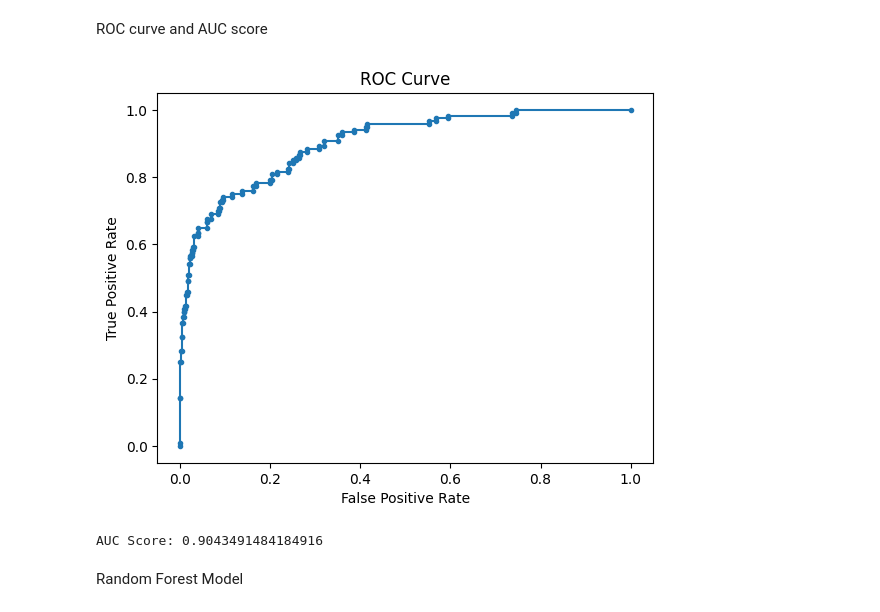
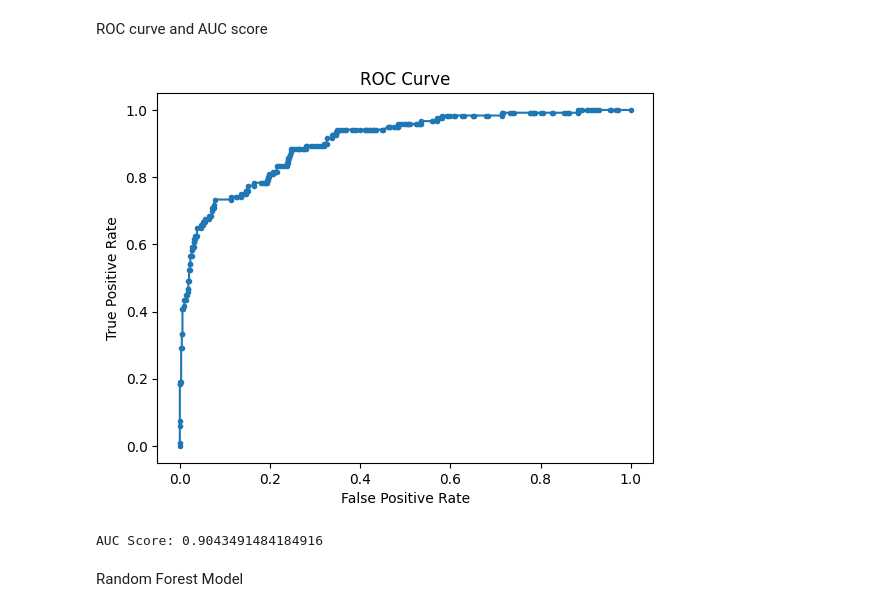
Before and after one commit to ahmedfouad00-coder/breast-cancer-survival-prediction, a Jupyter notebook: breast cancer.ipynb, the cells around one changed output. Drawn from its saved outputs; the diff is of its cells as text; code cells hidden in the pictures.

```diff
--- a/breast cancer.ipynb
+++ b/breast cancer.ipynb
@@ -212,18 +210,18 @@ weighted avg       0.88      0.84      0.85       805
 ROC curve and AUC score
 # %%
 y_proba_xgb = XGB.predict_proba(x_test)[:, 1]
-fpr, tpr, _ = roc_curve(y_test, y_prob)
+fpr, tpr, _ = roc_curve(y_test, y_proba_xgb)
 plt.plot(fpr, tpr, marker='.')
 plt.xlabel('False Positive Rate')
 plt.ylabel('True Positive Rate')
 plt.title('ROC Curve')
 plt.show()
 
 # AUC Score
 auc_score = roc_auc_score(y_test, y_proba_xgb)
 print(f"AUC Score: {auc_score}")
 # %% [output]
-[figure, old version]
+[figure, new version]
 AUC Score: 0.9043491484184916
 # %% [markdown]
 Random Forest Model
```
Also changed, not shown: parts of 3 cells of this notebook.
